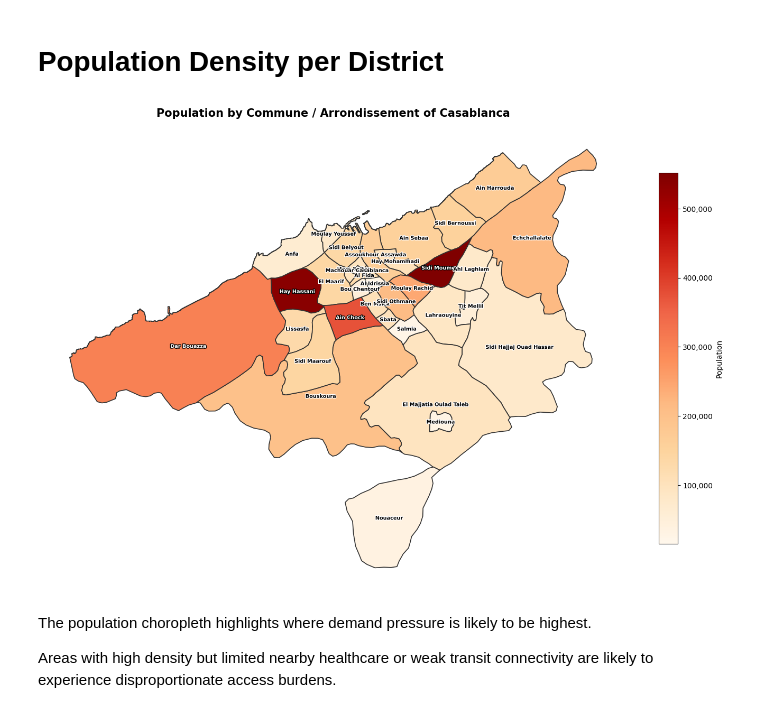
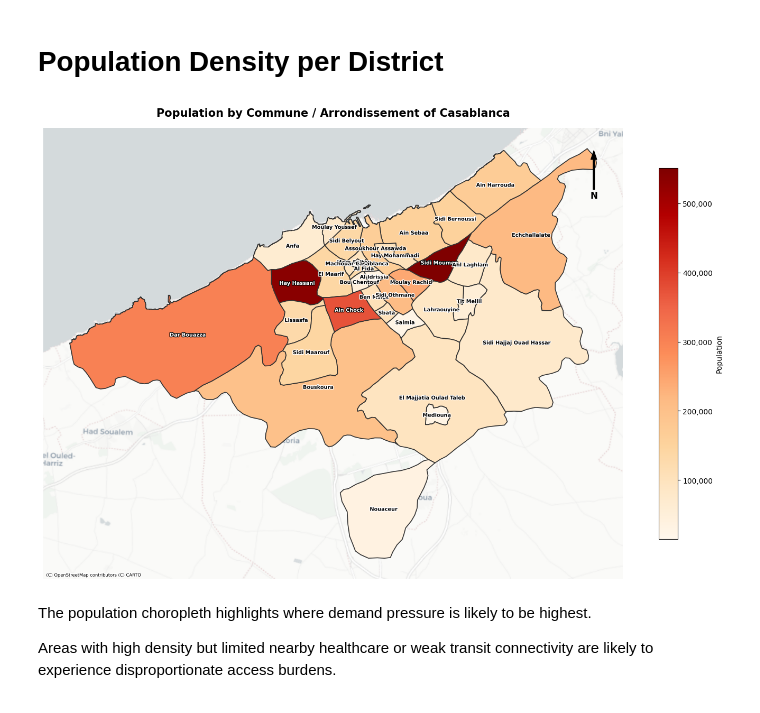
Before and after one commit to afkk25/capstone_repo, a Jupyter notebook: notebooks/03_data_analysis.ipynb, the cells around one changed output. Cells and saved outputs as stored; diff of their text form; code cells hidden in the pictures.

```diff
--- a/notebooks/03_data_analysis.ipynb
+++ b/notebooks/03_data_analysis.ipynb
@@ -95,9 +134,9 @@ This notebook uses `EPSG:3857` to standardize spatial operations across layers.
 - Parse transport `mode` and `Lines` fields from string-like lists into usable Python lists.
 - Derive operational features (`primary_mode`, `num_lines`) for later service characterization.
 # %%
-# Reproject to metric CRS for distance calculations
-hospitals = hospitals.to_crs(epsg=3857)
-stops  = stops.to_crs(epsg=3857)
-districts = districts.to_crs(epsg=3857)
-population = population.to_crs(epsg=3857)
+# Reproject to standard metric CRS for all distance/time operations
+hospitals = hospitals.to_crs(CRS_METRIC)
+stops = stops.to_crs(CRS_METRIC)
+districts = districts.to_crs(CRS_METRIC)
+population = population.to_crs(CRS_METRIC)
 # %%
@@ -295,57 +364,46 @@ The results indicate a clear spatial imbalance in transport provision across Cas
 # %%
 fig, ax = plt.subplots(1, 1, figsize=(14, 12))
 
-# Choropleth map of population by district
 population.plot(
-    column="population",
-    cmap="OrRd",
+    column='population',
+    cmap='OrRd',
     linewidth=1.2,
-    edgecolor="#333333",
+    edgecolor='#333333',
     legend=True,
     legend_kwds={
-        "label": "Population",
-        "orientation": "vertical",
-        "shrink": 0.6,
-        "format": FuncFormatter(lambda x, _: f"{int(x):,}")  # comma-formatted ticks
+        'label': 'Population',
+        'orientation': 'vertical',
+        'shrink': 0.6,
+        'format': FuncFormatter(lambda x, _: f'{int(x):,}'),
     },
-    ax=ax
+    ax=ax,
 )
 
-# Add labels for each district
-for idx, row in population.iterrows():
-    pop = row["population"]
-    name = row["commune"].title()  # capitalize each word
-
-    # pick label color based on background darkness
-    text_color = "white" if pop > 300_000 else "black"
-
+for _, row in population.iterrows():
+    pop = row['population']
+    name = row['commune'].title() if 'commune' in row else row.get('district', 'N/A')
+    text_color = 'white' if pop > 300_000 else 'black'
     ax.annotate(
         name,
         xy=(row.geometry.centroid.x, row.geometry.centroid.y),
-        horizontalalignment='center',
-        verticalalignment='center',
+        ha='center',
+        va='center',
         fontsize=7,
         color=text_color,
         fontweight='bold',
-        path_effects=[                          # white halo for contrast
-            pe.withStroke(linewidth=2, foreground="white" if text_color == "black" else "black")
-        ]
+        path_effects=[pe.withStroke(linewidth=2, foreground='white' if text_color == 'black' else 'black')],
     )
 
-
-ax.set_title(
-    "Population by Commune / Arrondissement of Casablanca",
-    fontsize=15,
-    fontweight='bold',
-    pad=16
-)
-ax.axis("off")
+add_web_basemap(ax, population)
+add_north_arrow(ax)
+ax.set_title('Population by Commune / Arrondissement of Casablanca', fontsize=15, fontweight='bold', pad=16)
+ax.axis('off')
 
 plt.tight_layout()
-plt.savefig(f"{ANALYSIS_OUTPUT_DIR}/population_by_districts.png", dpi=300, bbox_inches='tight')
+plt.savefig(ANALYSIS_OUTPUT_DIR / 'population_by_districts.png', dpi=300, bbox_inches='tight')
 plt.show()
 # %% [output]
-[figure, old version]
+[figure, new version]
 # %% [markdown]
 The population choropleth highlights where demand pressure is likely to be highest.
 
```
Also changed, not shown: parts of 32 cells of this notebook, 4 other files.
